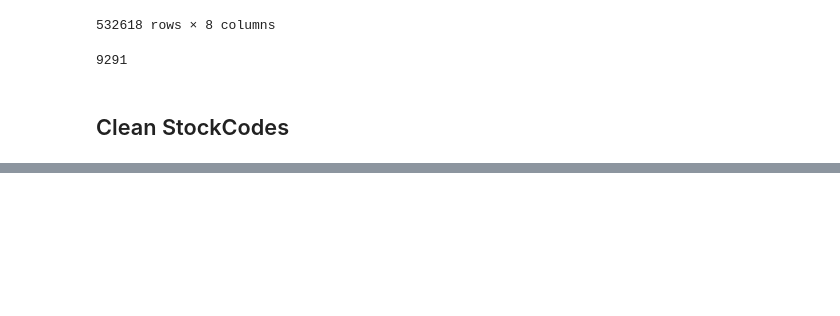
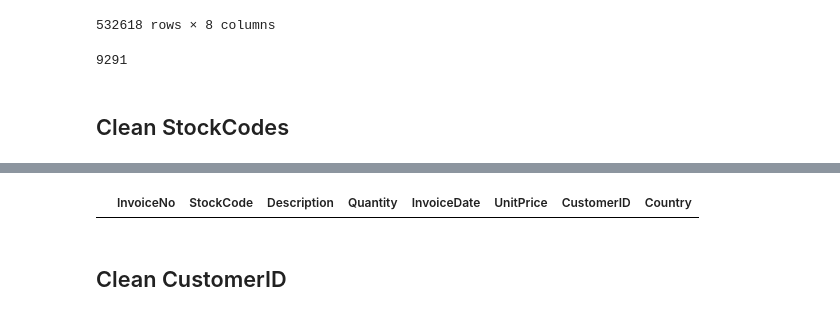
Before and after one commit to r0hankrishnan/retail_analysis, a Jupyter notebook: notebooks/cleaning.ipynb, the cells around one changed output, grey strips where cells are left out. Drawn from its saved outputs; the diff is of its cells as text; code cells hidden in the pictures; blank space fills up the shorter version.

```diff
--- a/notebooks/cleaning.ipynb
+++ b/notebooks/cleaning.ipynb
@@ -128,0 +112,6 @@ alt_stock_codes, len(alt_stock_codes)
+# %%
+#Double check the above code worked
+alt_stock_codes = data[(data["StockCode"].str.match("^\\d{5}$")==False) & (data["StockCode"].str.match("^\\d{5}[a-zA-Z]+$")==False)]["StockCode"].unique()
+alt_stock_codes = alt_stock_codes[alt_stock_codes != "M"]
+
+alt_stock_codes, len(alt_stock_codes)
@@ -128,0 +127,6 @@ alt_stock_codes, len(alt_stock_codes)
+# %%
+cleaned_df[cleaned_df["StockCode"].isin(alt_stock_codes)]
+# %% [output]
+|  | InvoiceNo | StockCode | Description | Quantity | InvoiceDate | UnitPrice | CustomerID | Country |
+# %% [markdown]
+## Clean CustomerID
```
Also changed, not shown: parts of 18 cells of this notebook, 4 other files.
